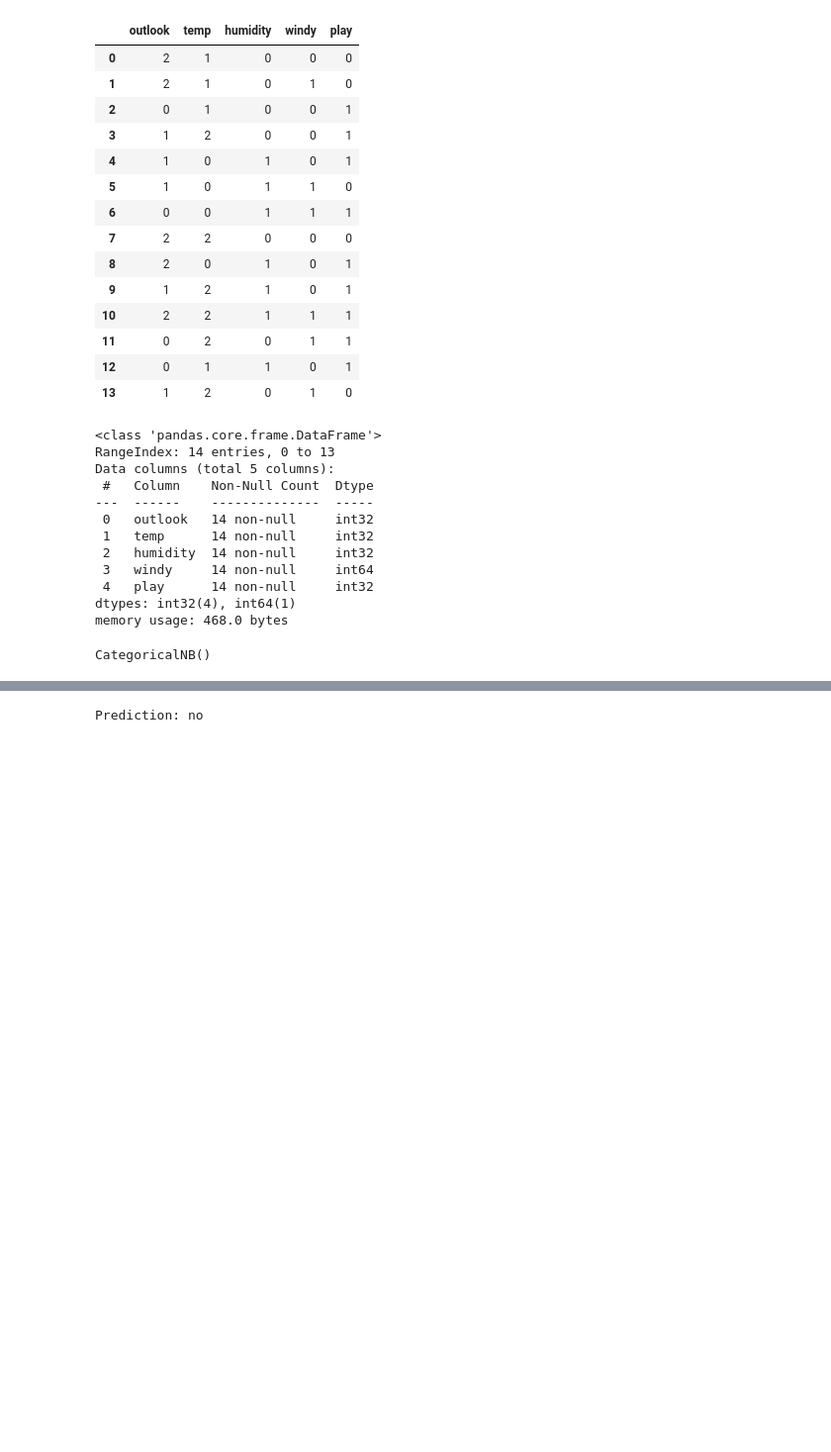
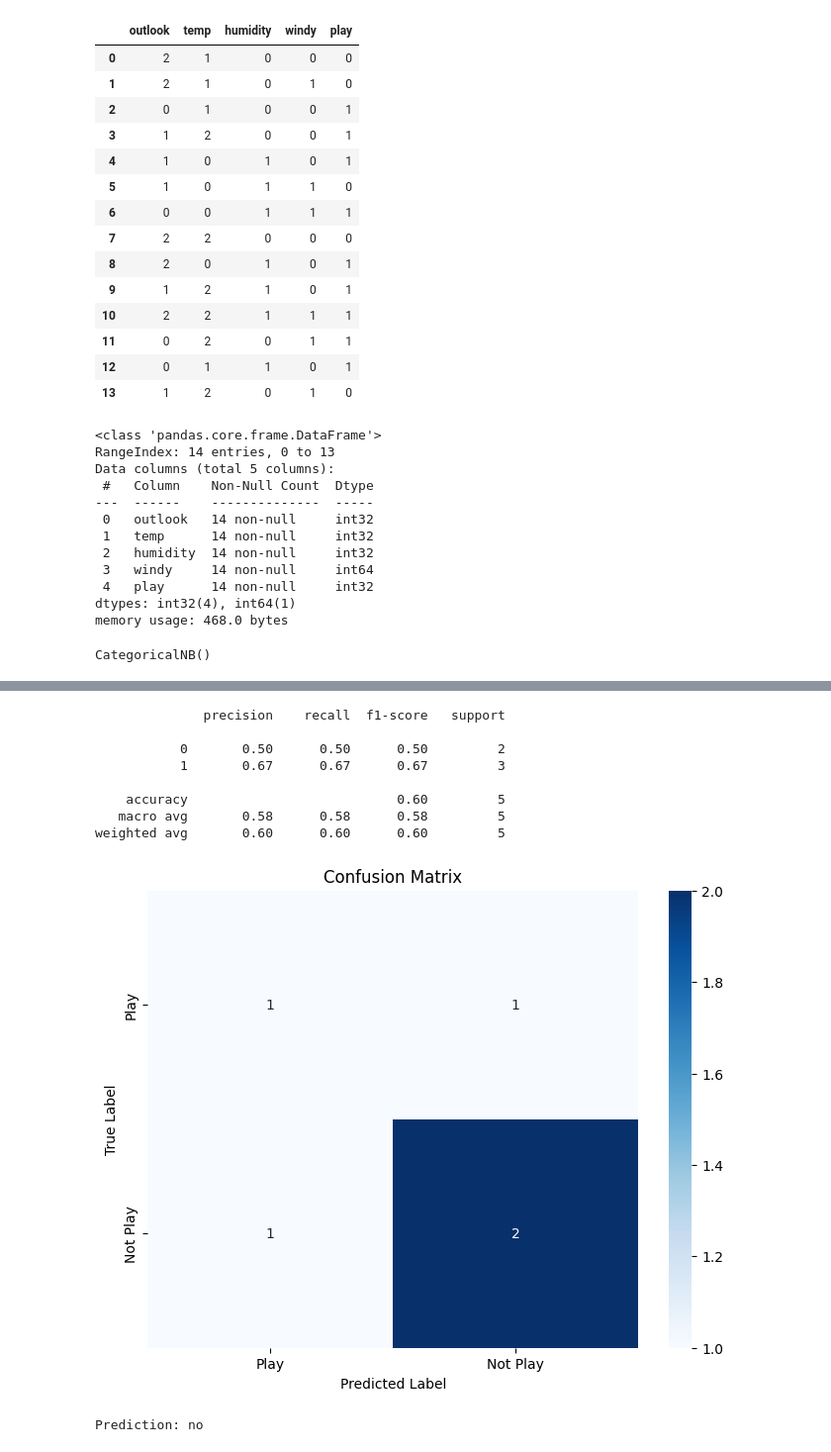
Before and after one commit to AyjuYaas/BIM, a Jupyter notebook: 05_BIM5th/AI/Day06_Lab13-15/Lab14_1.ipynb, the cells around one changed output, grey strips where cells are left out. Shown: that part at 99% size. Cells and saved outputs as stored; diff of their text form; code cells hidden in the pictures; blank space fills up the shorter version.

```diff
--- a/05_BIM5th/AI/Day06_Lab13-15/Lab14_1.ipynb
+++ b/05_BIM5th/AI/Day06_Lab13-15/Lab14_1.ipynb
@@ -91,4 +92,26 @@ print(f"accuracy = {accuracy}")
 accuracy = 0.6
+# %%
+print(classification_report(y_test, y_pred))
+
+conf_matrix = confusion_matrix(y_test, y_pred)
+
+# Plot the confusion matrix
+plt.figure(figsize=(8, 6))
+sns.heatmap(conf_matrix, annot=True, fmt='d', cmap='Blues',  xticklabels=['Play', 'Not Play'], yticklabels=['Play', 'Not Play'])
+plt.xlabel('Predicted Label')
+plt.ylabel('True Label')
+plt.title('Confusion Matrix')
+plt.show()
+# %% [output]
+              precision    recall  f1-score   support
+
+           0       0.50      0.50      0.50         2
+           1       0.67      0.67      0.67         3
+
+    accuracy                           0.60         5
+   macro avg       0.58      0.58      0.58         5
+weighted avg       0.60      0.60      0.60         5
+[figure, added]
 # %%
 new_data = pd.DataFrame({
     "outlook": ["sunny"],
```
Also changed, not shown: parts of 2 cells of this notebook, 1 other file.
